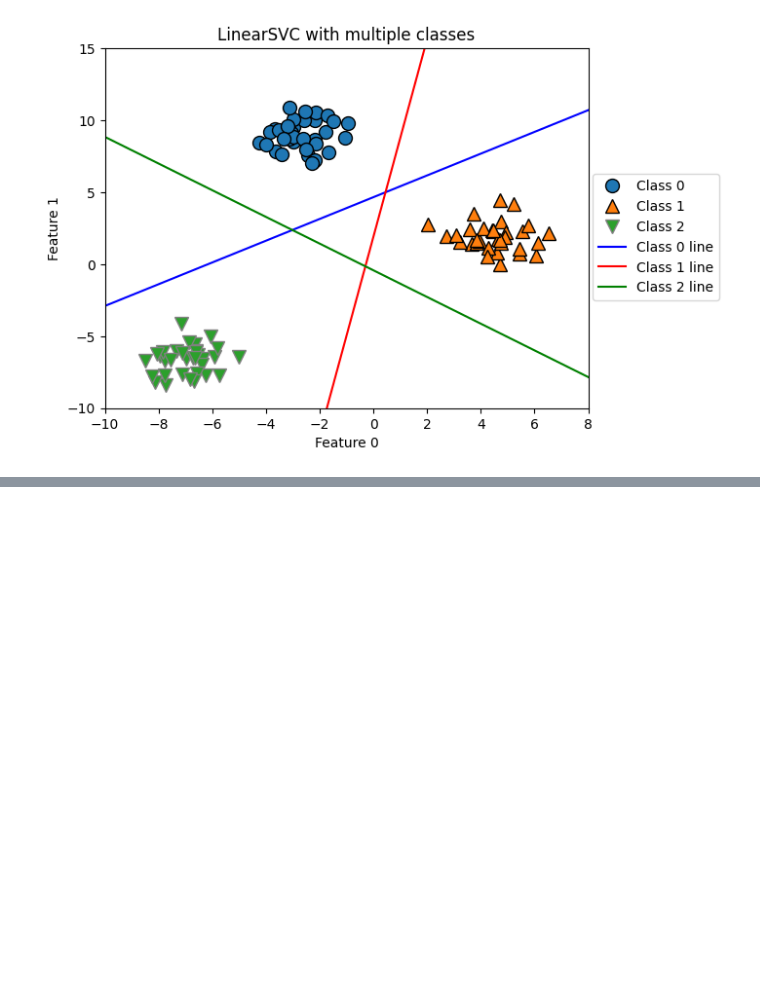
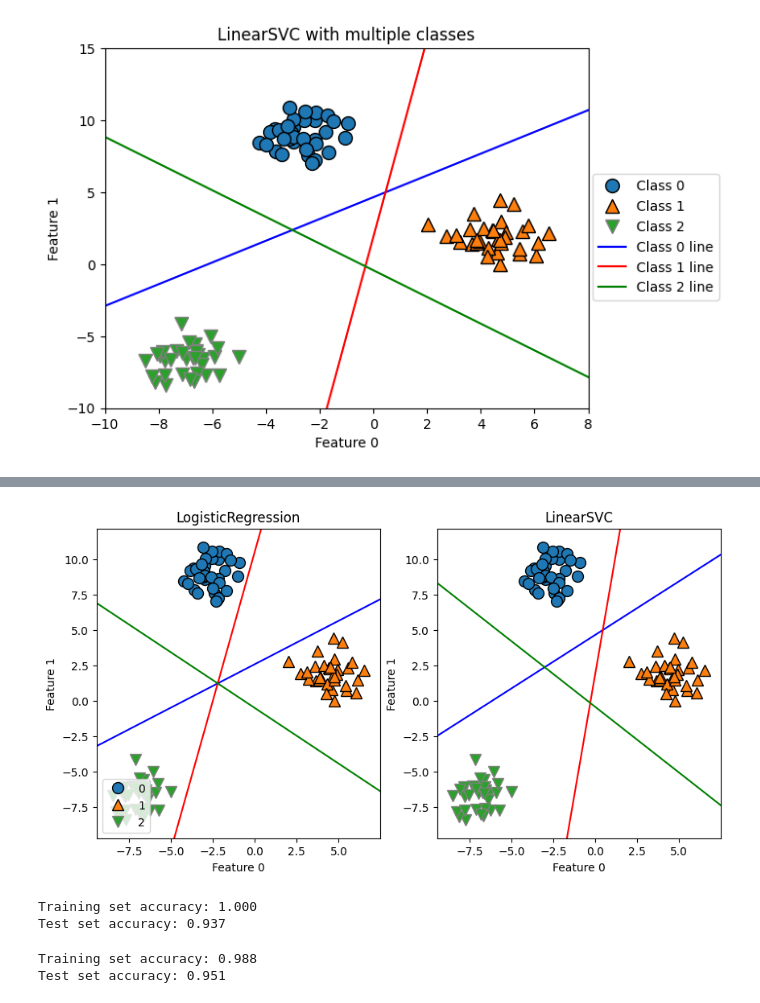
Before and after one commit to hegde-shashi/Learning, a Jupyter notebook: Machine Learning/introduction to machine learning.ipynb, the cells around one changed output, grey strips where cells are left out. Saved outputs shown, nothing was run; the diff lists cells and outputs as text; code cells hidden in the pictures; blank space fills up the shorter version.

```diff
--- a/Machine Learning/introduction to machine learning.ipynb
+++ b/Machine Learning/introduction to machine learning.ipynb
@@ -749,0 +783,13 @@ plt.show()
+# %%
+fig, axes = plt.subplots(1, 2, figsize=(10, 5))
+for model, ax in zip([LogisticRegression(), LinearSVC()], axes):
+    clf = model.fit(X, y)
+    mglearn.discrete_scatter(X[:, 0], X[:, 1], y, ax=ax)
+    for coef, intercept, color in zip(clf.coef_, clf.intercept_, ['b', 'r', 'g']):
+        ax.plot(line, -(line * coef[0] + intercept) / coef[1], c=color)
+    ax.set_title("{}".format(clf.__class__.__name__))
+    ax.set_xlabel("Feature 0")
+    ax.set_ylabel("Feature 1")
+axes[0].legend(loc=3)
+plt.show()
+# %% [output]
@@ -749,0 +798,20 @@ plt.show()
+[figure, added]
+# %%
+from sklearn.tree import DecisionTreeClassifier
+cancer = load_breast_cancer()
+X_train, X_test, y_train, y_test = train_test_split(cancer.data, cancer.target, stratify=cancer.target, random_state=42)
+tree = DecisionTreeClassifier(random_state=0)
+tree.fit(X_train, y_train)
+print("Training set accuracy: {:.3f}".format(tree.score(X_train, y_train)))
+print("Test set accuracy: {:.3f}".format(tree.score(X_test, y_test)))
+# %% [output]
+Training set accuracy: 1.000
+Test set accuracy: 0.937
+# %%
+tree = DecisionTreeClassifier(max_depth=4, random_state=0)
+tree.fit(X_train, y_train)
+print("Training set accuracy: {:.3f}".format(tree.score(X_train, y_train)))
+print("Test set accuracy: {:.3f}".format(tree.score(X_test, y_test)))
+# %% [output]
+Training set accuracy: 0.988
+Test set accuracy: 0.951
```
Also changed, not shown: parts of 3 cells of this notebook, 1 other file.
